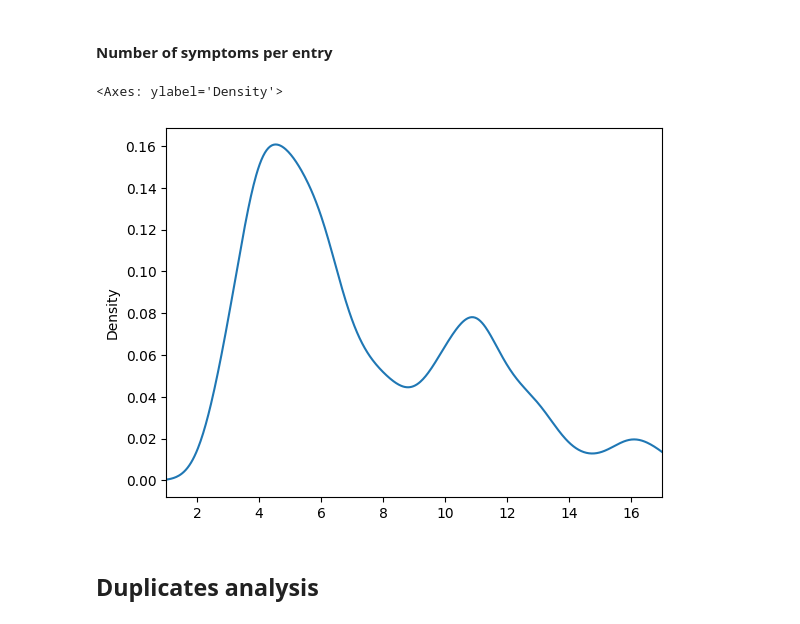
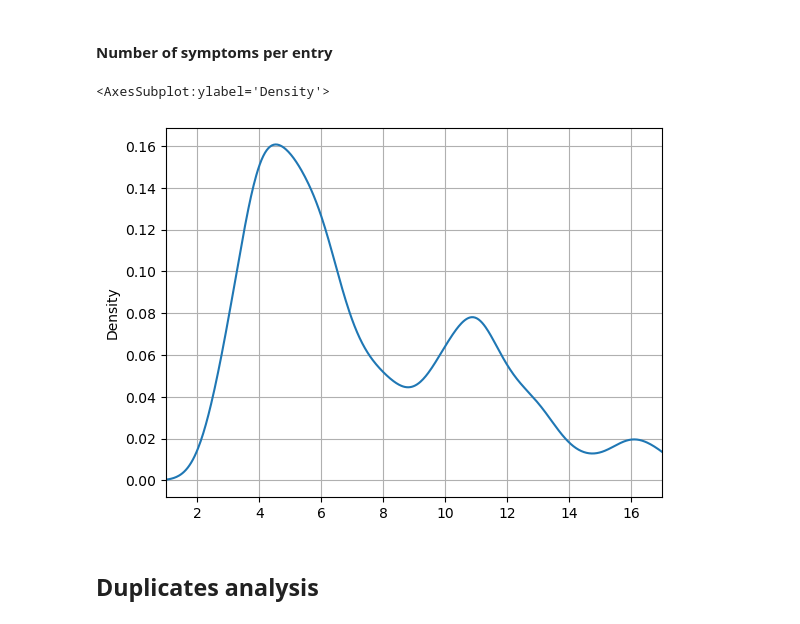
Before and after one commit to tom-bourjala/SDU-ML-DSP, a Jupyter notebook: main.ipynb, the cells around one changed output. Drawn from its saved outputs; the diff is of its cells as text; code cells hidden in the pictures.

```diff
--- a/main.ipynb
+++ b/main.ipynb
@@ -130,10 +130,10 @@ len(symptoms)
 #### Number of symptoms per entry
 # %%
 number_of_symptoms_per_entry = df.iloc[:, 1:].count(axis=1)
-number_of_symptoms_per_entry.plot(kind='density', xlim=(1, 17))
+number_of_symptoms_per_entry.plot(kind='density', xlim=(1, 17), xlabel='Symptoms' , grid='on')
 # %% [output]
-<Axes: ylabel='Density'>
+<AxesSubplot:ylabel='Density'>
-[figure, old version]
+[figure, new version]
 # %% [markdown]
 ## Duplicates analysis
 # %%
```
Also changed, not shown: parts of 12 cells of this notebook.
